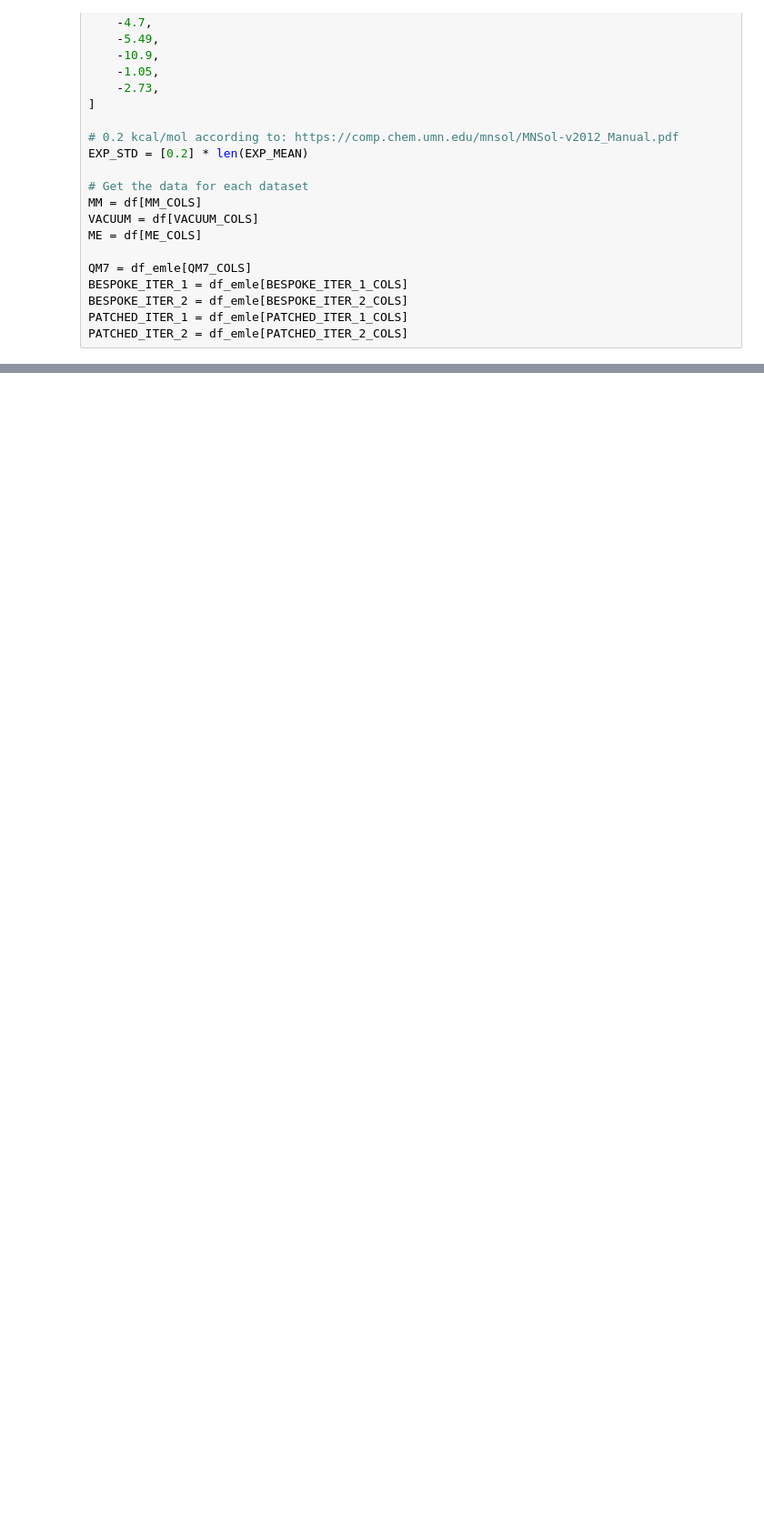
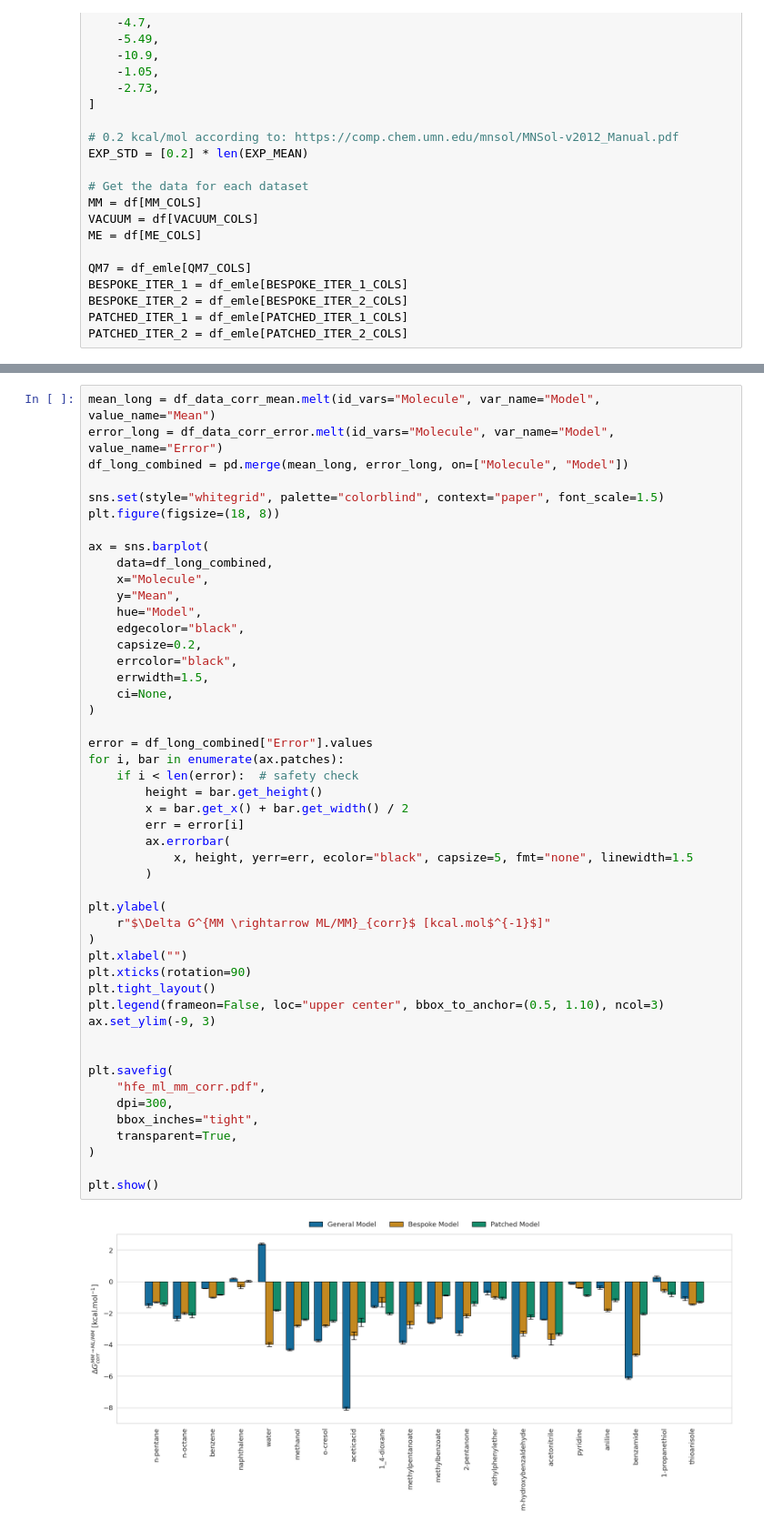
Before and after one commit to michellab/EMLE_HFE_SI, a Jupyter notebook: figures/hydration_fe/bespoke_patched_models/plot_ahfe_scatters.ipynb, the cells around one changed output, grey strips where cells are left out. Shown at 91% size. Drawn from its saved outputs; the diff is of its cells as text; blank space fills up the shorter version.

```diff
--- a/figures/hydration_fe/bespoke_patched_models/plot_ahfe_scatters.ipynb
+++ b/figures/hydration_fe/bespoke_patched_models/plot_ahfe_scatters.ipynb
@@ -477,0 +740,50 @@ plt.show()
+# %%
+mean_long = df_data_corr_mean.melt(id_vars="Molecule", var_name="Model", value_name="Mean")
+error_long = df_data_corr_error.melt(id_vars="Molecule", var_name="Model", value_name="Error")
+df_long_combined = pd.merge(mean_long, error_long, on=["Molecule", "Model"])
+
+sns.set(style="whitegrid", palette="colorblind", context="paper", font_scale=1.5)
+plt.figure(figsize=(18, 8))
+
+ax = sns.barplot(
+    data=df_long_combined,
+    x="Molecule",
+    y="Mean",
+    hue="Model",
+    edgecolor="black",
+    capsize=0.2,
+    errcolor="black",
+    errwidth=1.5,
+    ci=None,
+)
+
+error = df_long_combined["Error"].values
+for i, bar in enumerate(ax.patches):
+    if i < len(error):  # safety check
+        height = bar.get_height()
+        x = bar.get_x() + bar.get_width() / 2
+        err = error[i]
+        ax.errorbar(
+            x, height, yerr=err, ecolor="black", capsize=5, fmt="none", linewidth=1.5
+        )
+
+plt.ylabel(
+    r"$\Delta G^{MM \rightarrow ML/MM}_{corr}$ [kcal.mol$^{-1}$]"
+)
+plt.xlabel("")
+plt.xticks(rotation=90)
+plt.tight_layout()
+plt.legend(frameon=False, loc="upper center", bbox_to_anchor=(0.5, 1.10), ncol=3)
+ax.set_ylim(-9, 3)
+
+
+plt.savefig(
+    "hfe_ml_mm_corr.pdf",
+    dpi=300,
+    bbox_inches="tight",
+    transparent=True,
+)
+
+plt.show()
+# %% [output]
+[figure, added]
```
Also changed, not shown: parts of 8 cells of this notebook, 17 other files.
